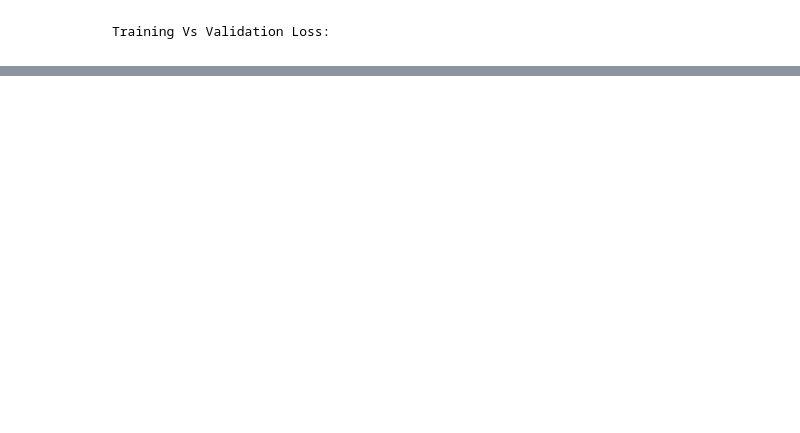
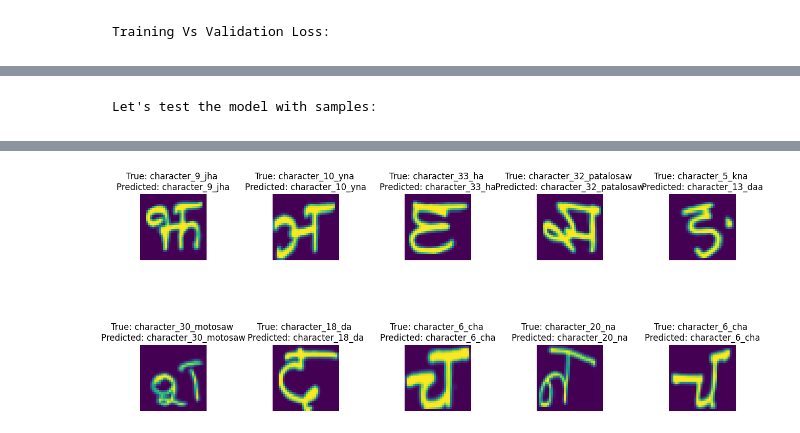
Before and after one commit to Khurdhula-Harshavardhan/Hindi-OCR, a Jupyter notebook: RNN_kernel.ipynb, the cells around one changed output, grey strips where cells are left out. Cells and saved outputs as stored; diff of their text form; code cells hidden in the pictures; blank space fills up the shorter version.

```diff
--- a/RNN_kernel.ipynb
+++ b/RNN_kernel.ipynb
@@ -146,0 +191,16 @@ plt.show()
+# %% [markdown]
+    Let's test the model with samples:
+# %%
+x_batch, y_batch = next(train_generator)
+predictions = model.predict(x_batch)
+predicted_classes = np.argmax(predictions, axis=1)
+class_labels = list(train_generator.class_indices.keys())
+fig, axes = plt.subplots(2, 5, figsize=(15, 7))
+axes = axes.ravel()
+for i in np.arange(0, 10):
+    axes[i].imshow(x_batch[i])
+    axes[i].set_title(f"True: {class_labels[np.argmax(y_batch[i])]} \nPredicted: {class_labels[predicted_classes[i]]}")
+    axes[i].axis('off')
+
+plt.subplots_adjust(wspace=1)
+# %% [output]
@@ -146,0 +208 @@ plt.show()
+[figure, added]
```
Also changed, not shown: parts of 10 cells of this notebook, 2 other files.
